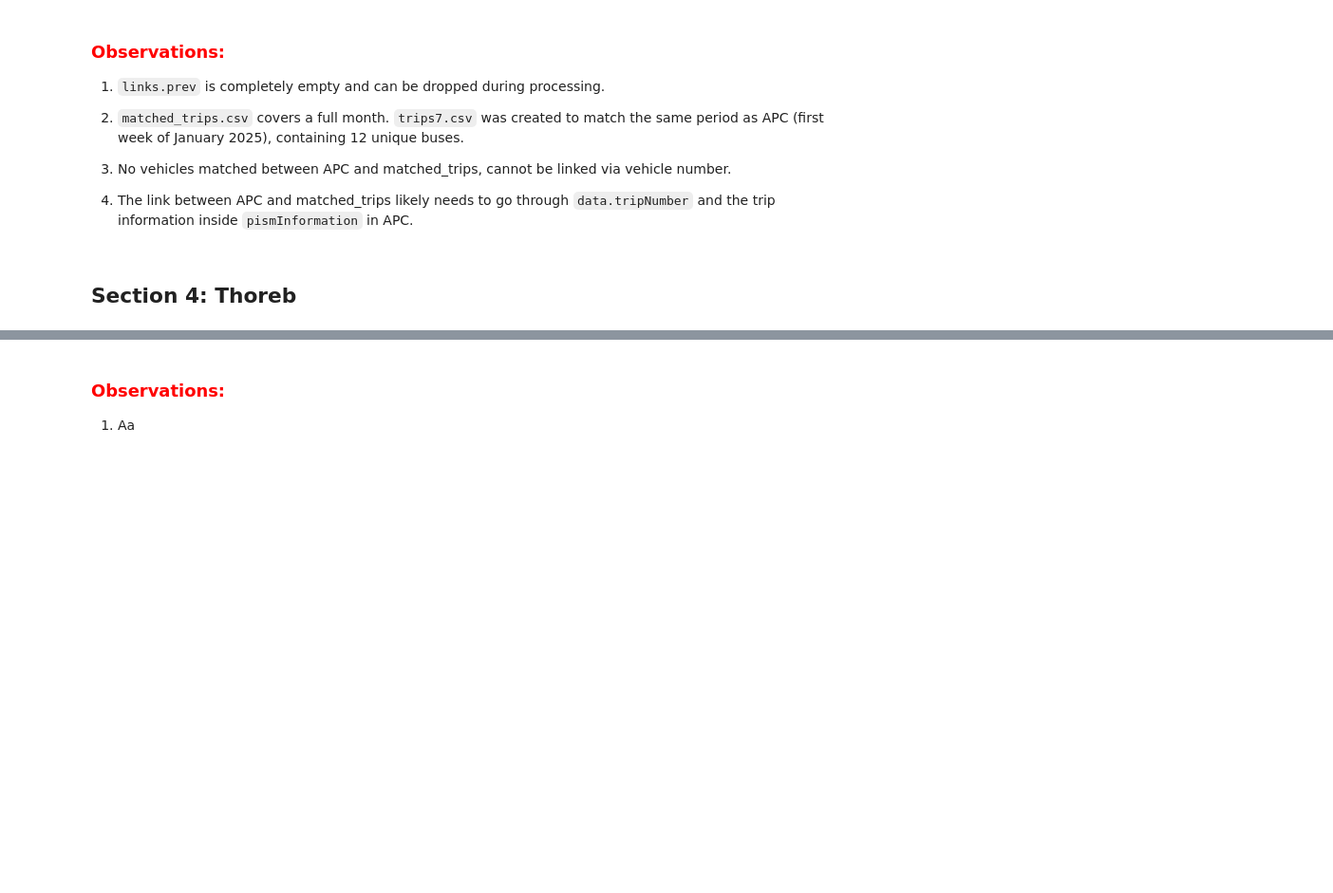
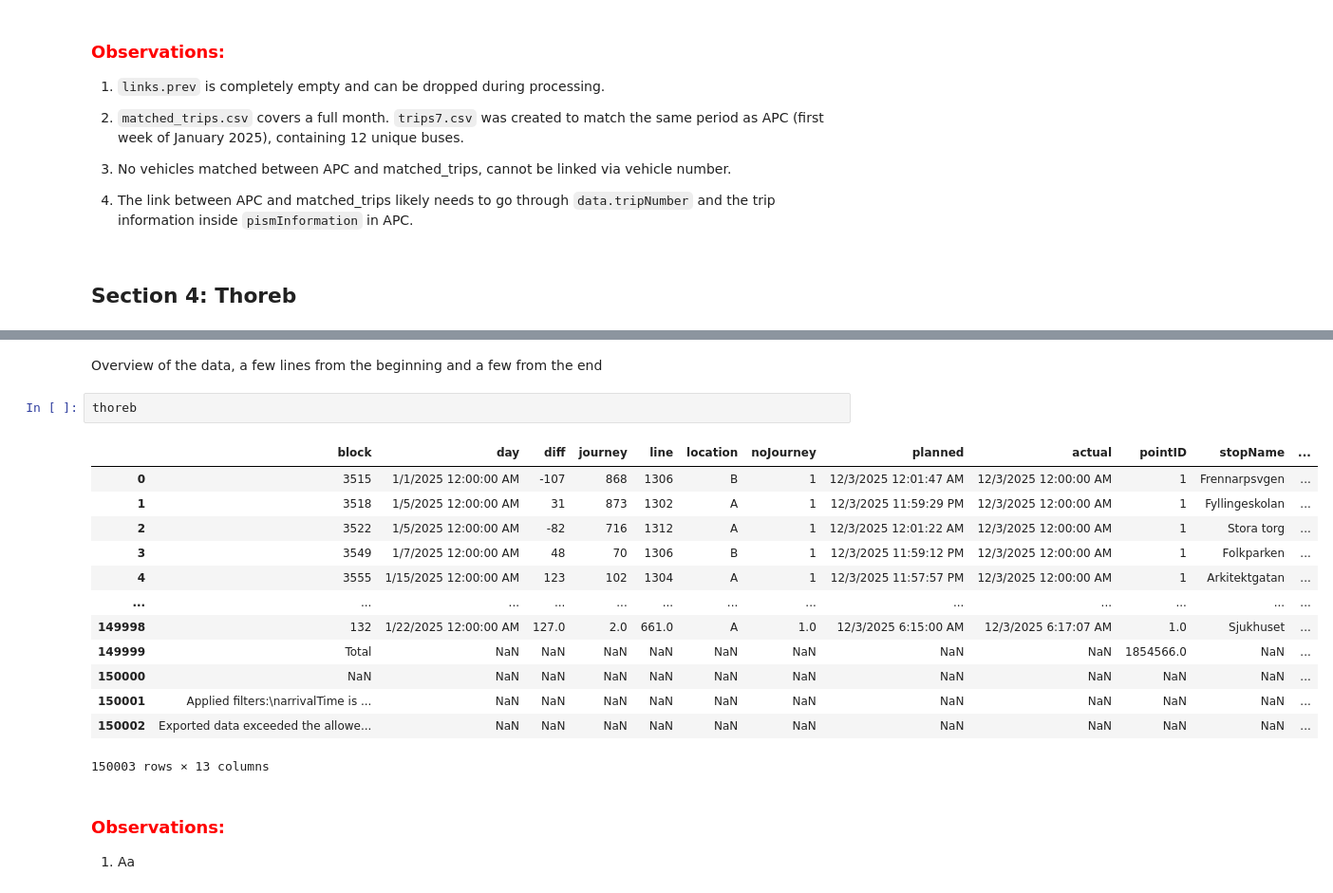
Before and after one commit to Abdullaha0/BusPassengerAnomaly, a Jupyter notebook: notebooks/exploratoryDataAnalysis.ipynb, the cells around one changed output, grey strips where cells are left out. Shown at 95% size. Saved outputs shown, nothing was run; the diff lists cells and outputs as text; blank space fills up the shorter version.

Commit message:
thoreb analysis

```diff
--- a/notebooks/exploratoryDataAnalysis.ipynb
+++ b/notebooks/exploratoryDataAnalysis.ipynb
@@ -549,3 +579,21 @@ Vehicles in both: 0
+# %% [markdown]
+Overview of the data, a few lines from the beginning and a few from the end
+# %%
+thoreb
+# %% [output]
+|  | block | day | diff | journey | line | location | noJourney | planned | actual | pointID | stopName | ... |
+| 0 | 3515 | 1/1/2025 12:00:00 AM | -107 | 868 | 1306 | B | 1 | 12/3/2025 12:01:47 AM | 12/3/2025 12:00:00 AM | 1 | Frennarpsvgen | ... |
+| 1 | 3518 | 1/5/2025 12:00:00 AM | 31 | 873 | 1302 | A | 1 | 12/3/2025 11:59:29 PM | 12/3/2025 12:00:00 AM | 1 | Fyllingeskolan | ... |
+| 2 | 3522 | 1/5/2025 12:00:00 AM | -82 | 716 | 1312 | A | 1 | 12/3/2025 12:01:22 AM | 12/3/2025 12:00:00 AM | 1 | Stora torg | ... |
+| 3 | 3549 | 1/7/2025 12:00:00 AM | 48 | 70 | 1306 | B | 1 | 12/3/2025 11:59:12 PM | 12/3/2025 12:00:00 AM | 1 | Folkparken | ... |
+| 4 | 3555 | 1/15/2025 12:00:00 AM | 123 | 102 | 1304 | A | 1 | 12/3/2025 11:57:57 PM | 12/3/2025 12:00:00 AM | 1 | Arkitektgatan | ... |
+| ... | ... | ... | ... | ... | ... | ... | ... | ... | ... | ... | ... | ... |
+| 149998 | 132 | 1/22/2025 12:00:00 AM | 127.0 | 2.0 | 661.0 | A | 1.0 | 12/3/2025 6:15:00 AM | 12/3/2025 6:17:07 AM | 1.0 | Sjukhuset | ... |
+| 149999 | Total | NaN | NaN | NaN | NaN | NaN | NaN | NaN | NaN | 1854566.0 | NaN | ... |
+| 150000 | NaN | NaN | NaN | NaN | NaN | NaN | NaN | NaN | NaN | NaN | NaN | ... |
+| 150001 | Applied filters:\narrivalTime is ... | NaN | NaN | NaN | NaN | NaN | NaN | NaN | NaN | NaN | NaN | ... |
+| 150002 | Exported data exceeded the allowe... | NaN | NaN | NaN | NaN | NaN | NaN | NaN | NaN | NaN | NaN | ... |
+150003 rows × 13 columns
 # %% [markdown]
 <h3 style="color: red;">Observations:</h3>
 
```
Also changed, not shown: parts of 4 cells of this notebook.
